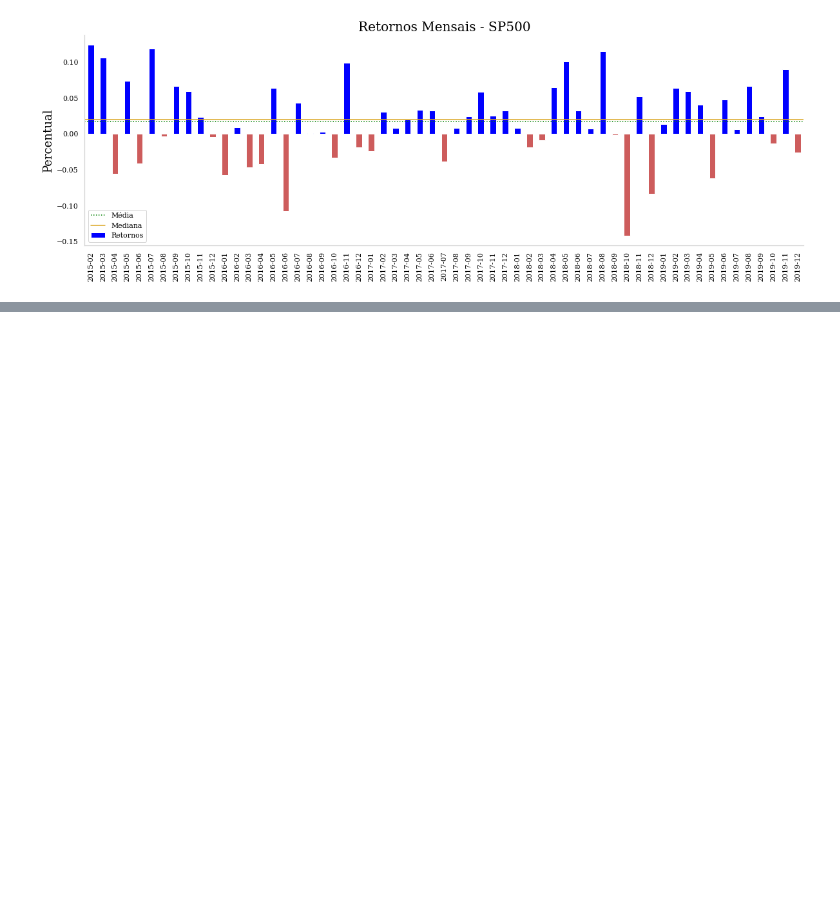
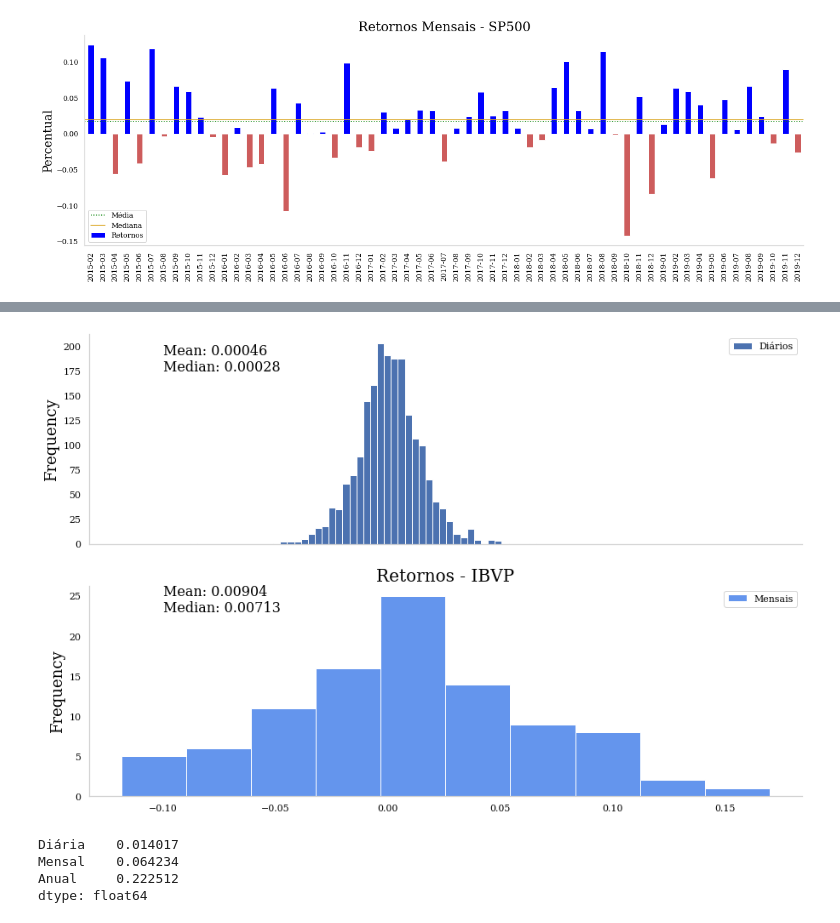
Before and after one commit to savimf/main_portfolio, a Jupyter notebook: ETFs/analise_individual.ipynb, the cells around one changed output, grey strips where cells are left out. Saved outputs shown, nothing was run; the diff lists cells and outputs as text; code cells hidden in the pictures; blank space fills up the shorter version.

```diff
--- a/ETFs/analise_individual.ipynb
+++ b/ETFs/analise_individual.ipynb
@@ -182,0 +209,39 @@ qt.plot_monthly_returns(
+# %%
+d_rets = ibvp_past.d_returns()
+m_rets = ibvp_past.m_returns()
+
+fig, (hist_d, hist_m) = plt.subplots(
+    nrows=2, ncols=1, sharex=True,
+    figsize=(15, 10)
+)
+plt.subplots_adjust(wspace=0.0)
+
+plt.title('Retornos - IBVP')
+
+d_rets.rename(columns={'Retornos': 'Diários'}).plot.hist(
+    ax=hist_d,
+    bins=50
+)
+hist_d.annotate(
+    f'Mean: {d_rets.mean()[0]:.5f}\n'
+    f'Median: {d_rets.median()[0]:.5f}',
+    xy=(-.1, 175)
+)
+m_rets.rename(columns={'Retornos': 'Mensais'}).plot.hist(
+    ax=hist_m, color='cornflowerblue'
+)
+hist_m.annotate(
+    f'Mean: {m_rets.mean()[0]:.5f}\n'
+    f'Median: {m_rets.median()[0]:.5f}',
+    xy=(-.1, 23)
+);
+del d_rets, m_rets
+# %% [output]
+[figure, added]
+# %%
+ibvp_past.volatility()
+# %% [output]
+Diária    0.014017
+Mensal    0.064234
+Anual     0.222512
+dtype: float64
```
Also changed, not shown: parts of 13 cells of this notebook, 1 other file.
